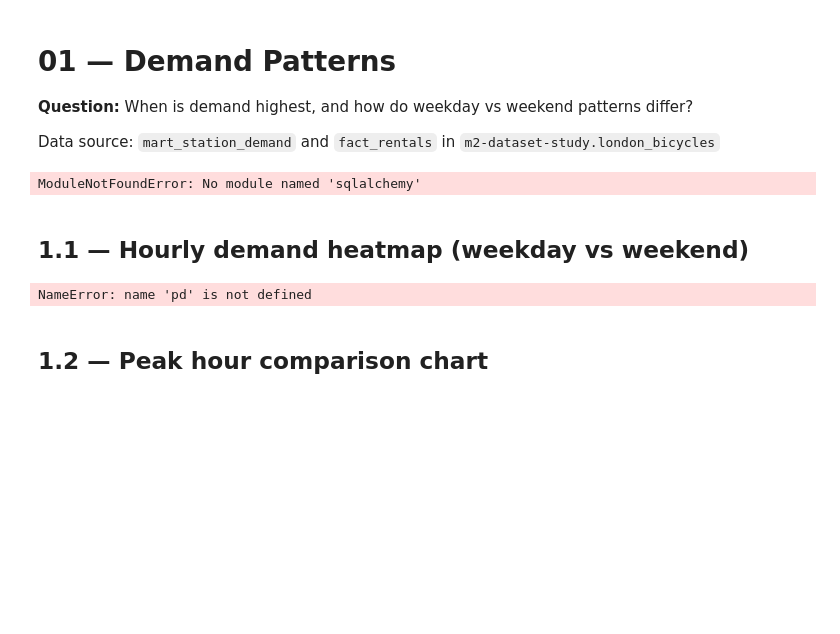
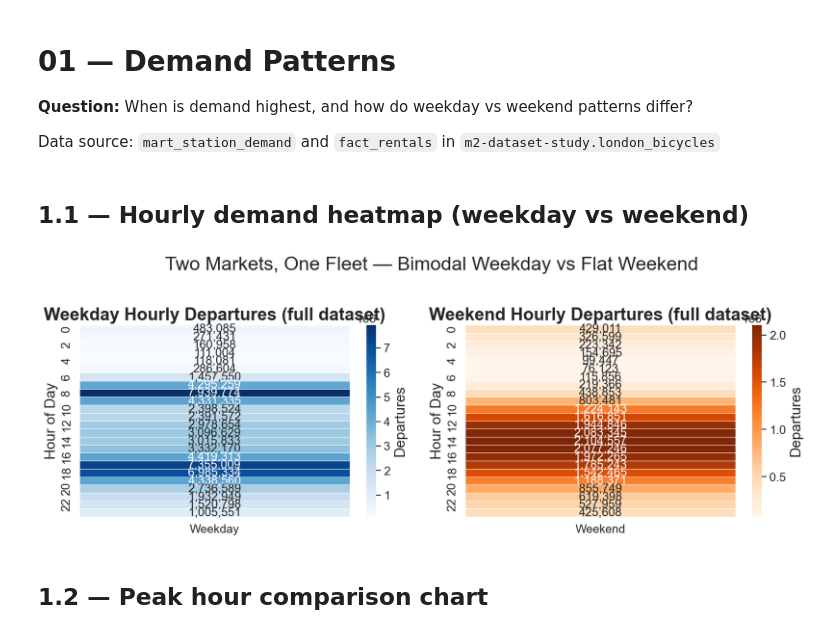
Before and after one commit to cheauyuin/m2-project-v2, a Jupyter notebook: notebooks/01_demand_patterns.ipynb, the cells around one changed output. Cells and saved outputs as stored; diff of their text form; code cells hidden in the pictures; blank space fills up the shorter version.

Commit message:
improved graph readability

```diff
--- a/notebooks/01_demand_patterns.ipynb
+++ b/notebooks/01_demand_patterns.ipynb
@@ -6,6 +11,5 @@ Data source: `mart_station_demand` and `fact_rentals` in `m2-dataset-study.londo
 # %%
 from google.cloud import bigquery
-from sqlalchemy import create_engine
 import pandas as pd
 import matplotlib.pyplot as plt
 import matplotlib.ticker as mticker
@@ -15,41 +19,51 @@ import numpy as np
 PROJECT = 'm2-dataset-study'
 DATASET = 'london_bicycles'
 
-engine = create_engine(f'bigquery://{PROJECT}/{DATASET}')
+client = bigquery.Client(project=PROJECT)
+
+def bq(sql):
+    return client.query(sql, location='EU').to_dataframe()
+
 sns.set_theme(style='whitegrid', palette='muted')
 plt.rcParams['figure.dpi'] = 120
+plt.rcParams['font.size'] = 16
+plt.rcParams['axes.titlesize'] = 24
+plt.rcParams['figure.titlesize'] = 28
+plt.rcParams['axes.labelsize'] = 18
+plt.rcParams['xtick.labelsize'] = 15
+plt.rcParams['ytick.labelsize'] = 15
+plt.rcParams['legend.fontsize'] = 16
+plt.rcParams['axes.titlepad'] = 20
-# %% [output]
-ModuleNotFoundError: No module named 'sqlalchemy'
 # %% [markdown]
 ## 1.1 — Hourly demand heatmap (weekday vs weekend)
 # %%
 sql = """
 SELECT
     hour_of_day,
     day_type,
     SUM(departures) AS total_departures
-FROM `m2-dataset-study.london_bicycles.mart_station_demand`
+FROM `m2-dataset-study.london_bicycles_dev_marts.mart_station_demand`
 GROUP BY hour_of_day, day_type
 """
-df = pd.read_sql(sql, engine)
+df = bq(sql)
 pivot = df.pivot(index='hour_of_day', columns='day_type', values='total_departures')
 
 fig, axes = plt.subplots(1, 2, figsize=(14, 5))
 
 for ax, col, cmap in zip(axes, ['Weekday', 'Weekend'], ['Blues', 'Oranges']):
     vals = pivot[[col]]
-    sns.heatmap(vals, ax=ax, cmap=cmap, fmt=',', annot=True,
+    sns.heatmap(vals, ax=ax, cmap=cmap, fmt=',', annot=True, annot_kws={'size': 15},
                 linewidths=0.5, cbar_kws={'label': 'Departures'})
-    ax.set_title(f'{col} Hourly Departures (full dataset)', fontsize=13, fontweight='bold')
-    ax.set_ylabel('Hour of Day')
+    ax.set_title(f'{col} Hourly Departures (full dataset)', fontsize=22, fontweight='bold')
+    ax.set_ylabel('Hour of Day', fontsize=18)
     ax.set_xlabel('')
 
-plt.suptitle('Two Markets, One Fleet — Bimodal Weekday vs Flat Weekend', fontsize=14, y=1.02)
+plt.suptitle('Two Markets, One Fleet — Bimodal Weekday vs Flat Weekend', fontsize=28, y=1.02)
 plt.tight_layout()
 plt.savefig('../outputs/01_demand_heatmap.png', bbox_inches='tight')
 plt.show()
 # %% [output]
-NameError: name 'pd' is not defined
+[figure, added]
 # %% [markdown]
 ## 1.2 — Peak hour comparison chart
 # %%
```
Also changed, not shown: parts of 3 cells of this notebook, 17 other files.
